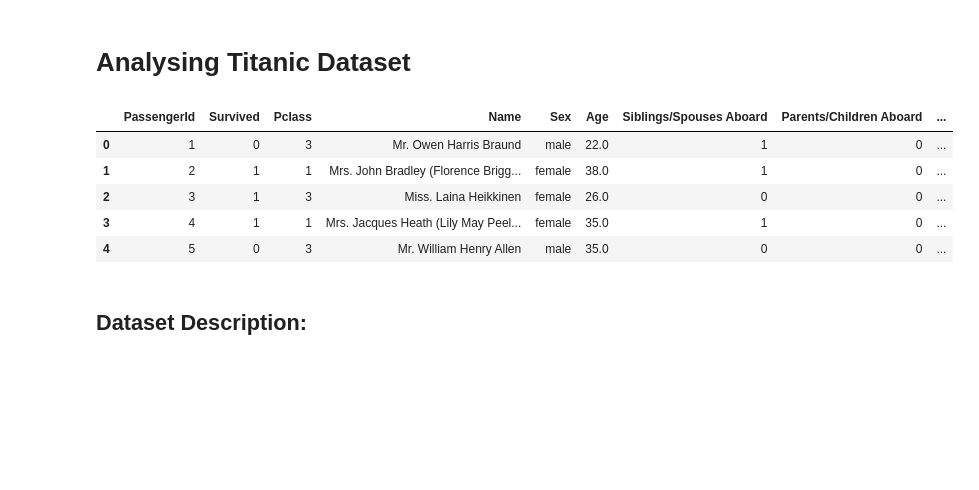
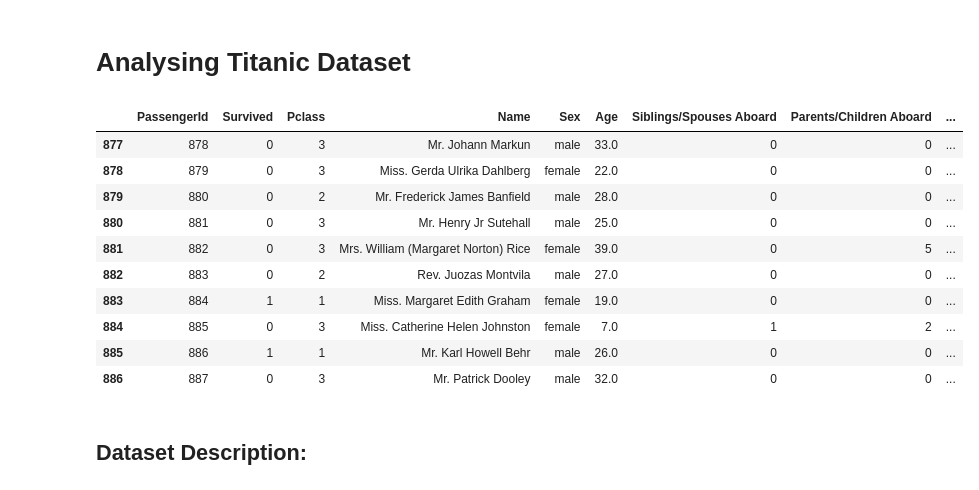
Before and after one commit to vishalgupta50/GitRepositoryML, a Jupyter notebook: 966_m4_demo1_sol_v1_0.ipynb, the cells around one changed output. Cells and saved outputs as stored; diff of their text form; code cells hidden in the pictures; blank space fills up the shorter version.

```diff
--- a/966_m4_demo1_sol_v1_0.ipynb
+++ b/966_m4_demo1_sol_v1_0.ipynb
@@ -5,15 +16,21 @@
 # %%
 import pandas as pd
-titanic = pd.read_csv("titanic.csv")
+
+titanic = pd.read_csv("/content/titanic.csv")
-# %%
-titanic.head()
-# %% [output]
-|  | PassengerId | Survived | Pclass | Name | Sex | Age | Siblings/Spouses Aboard | Parents/Children Aboard | ... |
-| 0 | 1 | 0 | 3 | Mr. Owen Harris Braund | male | 22.0 | 1 | 0 | ... |
-| 1 | 2 | 1 | 1 | Mrs. John Bradley (Florence Brigg... | female | 38.0 | 1 | 0 | ... |
-| 2 | 3 | 1 | 3 | Miss. Laina Heikkinen | female | 26.0 | 0 | 0 | ... |
-| 3 | 4 | 1 | 1 | Mrs. Jacques Heath (Lily May Peel... | female | 35.0 | 1 | 0 | ... |
-| 4 | 5 | 0 | 3 | Mr. William Henry Allen | male | 35.0 | 0 | 0 | ... |
+# %%
+titanic.tail(10)
+# %% [output]
+|  | PassengerId | Survived | Pclass | Name | Sex | Age | Siblings/Spouses Aboard | Parents/Children Aboard | ... |
+| 877 | 878 | 0 | 3 | Mr. Johann Markun | male | 33.0 | 0 | 0 | ... |
+| 878 | 879 | 0 | 3 | Miss. Gerda Ulrika Dahlberg | female | 22.0 | 0 | 0 | ... |
+| 879 | 880 | 0 | 2 | Mr. Frederick James Banfield | male | 28.0 | 0 | 0 | ... |
+| 880 | 881 | 0 | 3 | Mr. Henry Jr Sutehall | male | 25.0 | 0 | 0 | ... |
+| 881 | 882 | 0 | 3 | Mrs. William (Margaret Norton) Rice | female | 39.0 | 0 | 5 | ... |
+| 882 | 883 | 0 | 2 | Rev. Juozas Montvila | male | 27.0 | 0 | 0 | ... |
+| 883 | 884 | 1 | 1 | Miss. Margaret Edith Graham | female | 19.0 | 0 | 0 | ... |
+| 884 | 885 | 0 | 3 | Miss. Catherine Helen Johnston | female | 7.0 | 1 | 2 | ... |
+| 885 | 886 | 1 | 1 | Mr. Karl Howell Behr | male | 26.0 | 0 | 0 | ... |
+| 886 | 887 | 0 | 3 | Mr. Patrick Dooley | male | 32.0 | 0 | 0 | ... |
 # %% [markdown]
 ## Dataset Description:
 # %%
```
Also changed, not shown: parts of 9 cells of this notebook.
